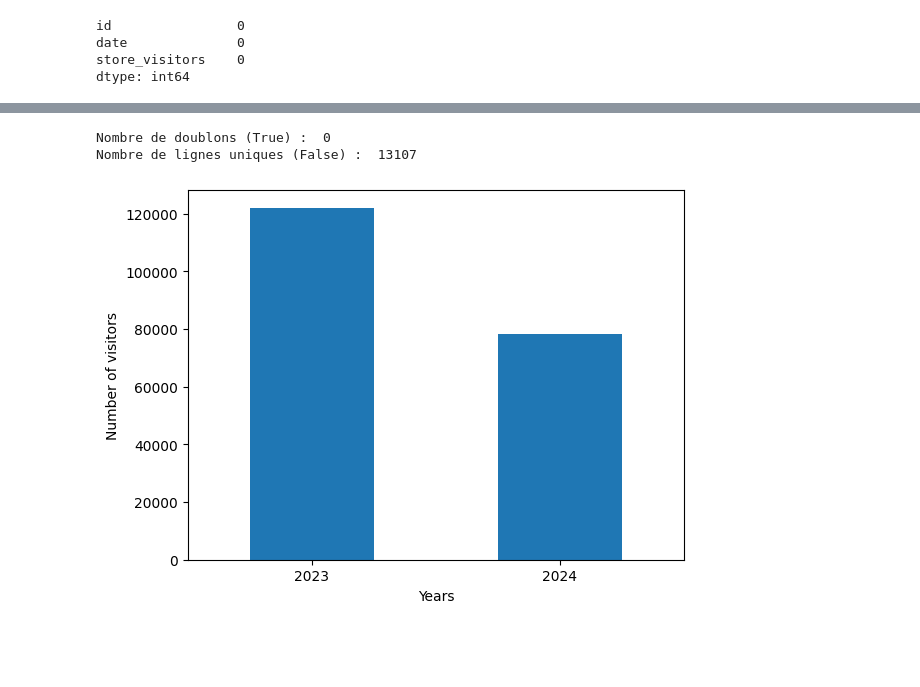
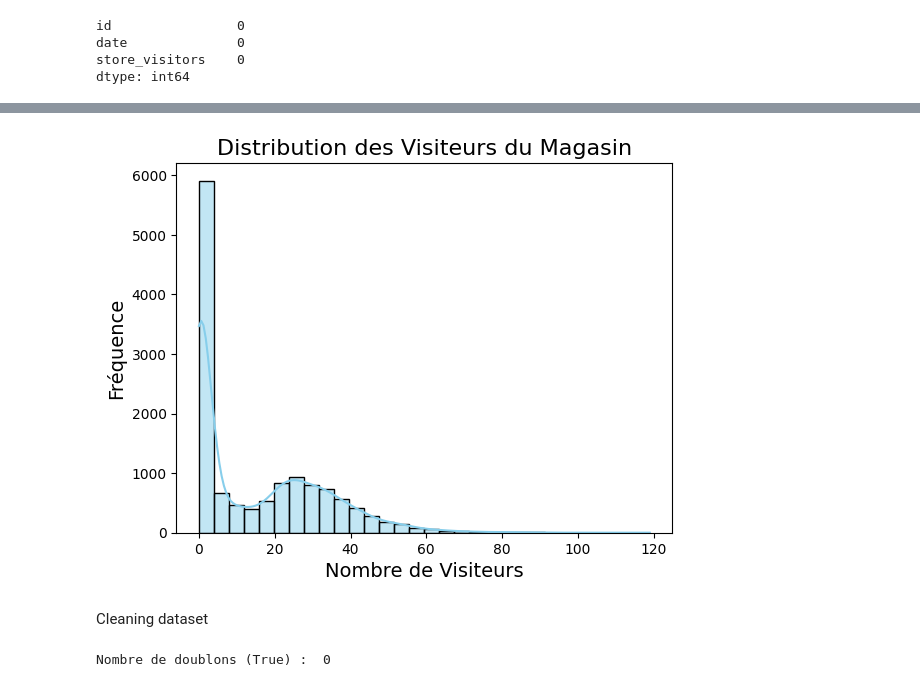
Before and after one commit to HamoumaAmine/Prediction-of-Store-Visitors, a Jupyter notebook: main.ipynb, the cells around one changed output, grey strips where cells are left out. Cells and saved outputs as stored; diff of their text form; code cells hidden in the pictures; blank space fills up the shorter version.

```diff
--- a/main.ipynb
+++ b/main.ipynb
@@ -75,17 +182,14 @@ train_df = train_df.drop(columns=['id'])
+# %%
+sns.histplot(train_df['store_visitors'], kde=True, bins=30, color='skyblue')
+plt.title('Distribution des Visiteurs du Magasin', fontsize=16)
+plt.xlabel('Nombre de Visiteurs', fontsize=14)
+plt.ylabel('Fréquence', fontsize=14)
+plt.show()
+# %% [output]
+[figure, added]
+# %% [markdown]
+Cleaning dataset
 # %%
 print("Nombre de doublons (True) : ", train_df.duplicated().sum())
-print("Nombre de lignes uniques (False) : ", (~train_df.duplicated()).sum())
 # %% [output]
 Nombre de doublons (True) :  0
-Nombre de lignes uniques (False) :  13107
-# %%
-train_df["year"] = train_df["date"].dt.year
-visitors_by_year = train_df.groupby('year')['store_visitors'].sum()
-
-visitors_by_year.plot(kind='bar')
-plt.xlabel('Years')
-plt.ylabel('Number of visitors')
-plt.xticks(rotation = 0)
-plt.show()
-# %% [output]
-[figure, removed]
```
Also changed, not shown: parts of 33 cells of this notebook.
